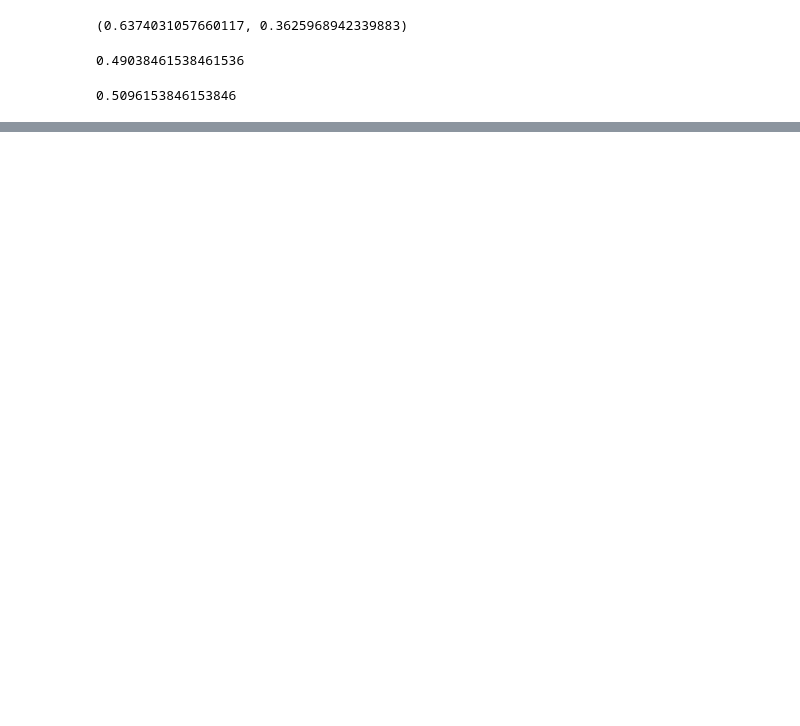
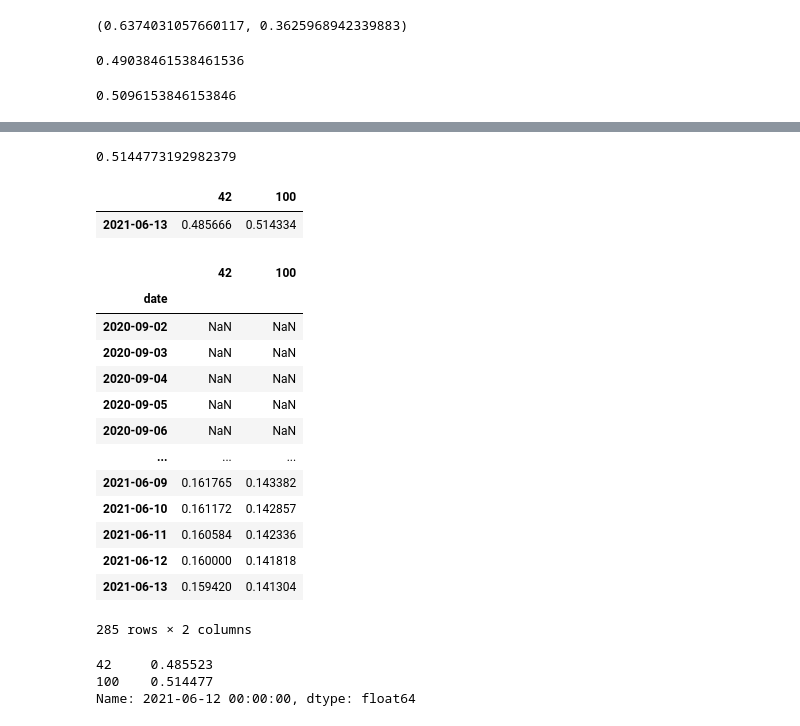
Before and after one commit to SDattaAi/sdatta-nlp, a Jupyter notebook: palmers_fashion/benckmark_2.ipynb, the cells around one changed output, grey strips where cells are left out. Cells and saved outputs as stored; diff of their text form; code cells hidden in the pictures; blank space fills up the shorter version.

Commit message:
start fashion_data 1.911

```diff
--- a/palmers_fashion/benckmark_2.ipynb
+++ b/palmers_fashion/benckmark_2.ipynb
@@ -132,7 +136,7 @@ print(sku_store_df_step.iloc[100:])
 # %%
 
 dynamic_distribution_per_store = {}
-date = '2020-09-12'
+date = '2021-06-13'
 total_stock_warehouse = 104
 update_stock_remain = 104
 warehouse_dict = {}
@@ -151,11 +155,10 @@ for sku in dict_of_all_data_after_preprocess.keys():
         update_stock_remain -= date_data['diff_stock'][date_data['diff_stock'] > 0].sum() - np.abs(date_data['sales'][date_data['sales'] < 0].sum())
         dynamic_distribution_per_store[sku][store]['prior_original_distribution'] = dict_per_store_per_year['2020'][store] / (dict_per_store_per_year['2020']['100'] + dict_per_store_per_year['2020']['42'])
         dynamic_distribution_per_store[sku][store]['prior_original_allocation_stock'] = np.round(dynamic_distribution_per_store[sku][store]['prior_original_distribution'] * total_stock_warehouse)
+        dynamic_distribution_per_store[sku][store]['sales'] = date_data.set_index('date')['sales']
 
-        dynamic_distribution_per_store[sku][store]['dynamic_distribution'] =  dynamic_distribution_per_store[sku][store]['prior_original_distribution']
-        dynamic_distribution_per_store[sku][store]['dynamic_allocation_stock'] = dynamic_distribution_per_store[sku][store]['prior_original_allocation_stock']
 
-        dynamic_distribution_per_store[sku][store]['action'] = 0
+
 
     warehouse_dict[sku]['initial_stock_in_warehouse'] = total_stock_warehouse
     warehouse_dict[sku]['remain_stock'] = update_stock_remain
@@ -184,0 +188,28 @@ dynamic_distribution_per_store
+# %%
+for sku in dynamic_distribution_per_store:
+    df_of_sales_cumsum_divide_days_from_first_stock = pd.DataFrame()
+    df_of_sales_rolling = pd.DataFrame()
+    df_of_dynamic_distribution_per_store = pd.DataFrame()
+    df_of_sales_rolling_factor = pd.DataFrame()
+    for store in dynamic_distribution_per_store[sku]:
+        initial_dist = dynamic_distribution_per_store[sku][store]['prior_original_distribution']
+        dynamic_dist = pd.Series([np.nan] * len(dynamic_distribution_per_store[sku][store]['sales_cumsum']),
+                                 index=dynamic_distribution_per_store[sku][store]['sales_cumsum'].index)
+        first_index_that_no_nan = dynamic_distribution_per_store[sku][store]['sales_cumsum_divide_days_from_first_stock'].first_valid_index()
+
+        dynamic_dist.loc[first_index_that_no_nan] = initial_dist
+        # delete dynamic_dist rows after first_index_that_no_nan
+        dynamic_dist = dynamic_dist.loc[:first_index_that_no_nan]
+
+        dynamic_distribution_per_store[sku][store]['dynamic_dist'] = dynamic_dist
+
+
+        df_of_sales_cumsum_divide_days_from_first_stock[store] = dynamic_distribution_per_store[sku][store]['sales_cumsum_divide_days_from_first_stock']
+
+        df_of_sales_rolling[f'{store}'] = dynamic_distribution_per_store[sku][store]['sales'].rolling(7).sum()
+        df_of_dynamic_distribution_per_store[store] = dynamic_distribution_per_store[sku][store]['dynamic_dist']
+   # df_of_dynamic_distribution_per_store = df_of_dynamic_distribution_per_store.ffill()
+    A1 =  df_of_sales_rolling.sub(df_of_sales_rolling.min(axis=1), axis=0)
+    A2 = A1.divide(A1.max(axis=1), axis=0).fillna(0)
+
+    df_of_sales_rolling_factor = A2
@@ -184,0 +384,32 @@ dynamic_distribution_per_store
+# %%
+old_dist
+# %% [output]
+0.5144773192982379
+# %%
+new_dist_list_norm
+# %% [output]
+|  | 42 | 100 |
+| 2021-06-13 | 0.485666 | 0.514334 |
+# %%
+df_of_sales_cumsum_divide_days_from_first_stock
+# %% [output]
+|  | 42 | 100 |
+| date |  |  |
+| 2020-09-02 | NaN | NaN |
+| 2020-09-03 | NaN | NaN |
+| 2020-09-04 | NaN | NaN |
+| 2020-09-05 | NaN | NaN |
+| 2020-09-06 | NaN | NaN |
+| ... | ... | ... |
+| 2021-06-09 | 0.161765 | 0.143382 |
+| 2021-06-10 | 0.161172 | 0.142857 |
+| 2021-06-11 | 0.160584 | 0.142336 |
+| 2021-06-12 | 0.160000 | 0.141818 |
+| 2021-06-13 | 0.159420 | 0.141304 |
+285 rows × 2 columns
+# %%
+dynamic_distribution_per_store_row
+# %% [output]
+42     0.485523
+100    0.514477
+Name: 2021-06-12 00:00:00, dtype: float64
```
Also changed, not shown: parts of 36 cells of this notebook, 1 other file.
